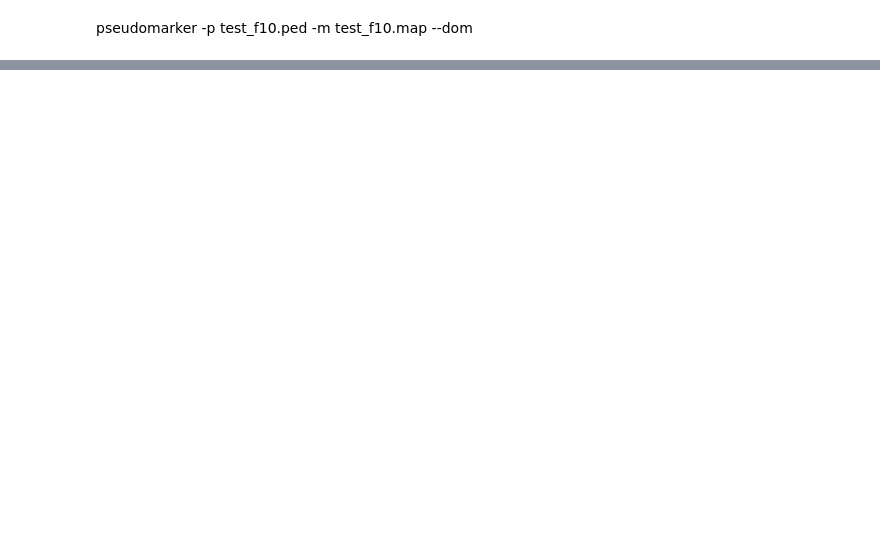
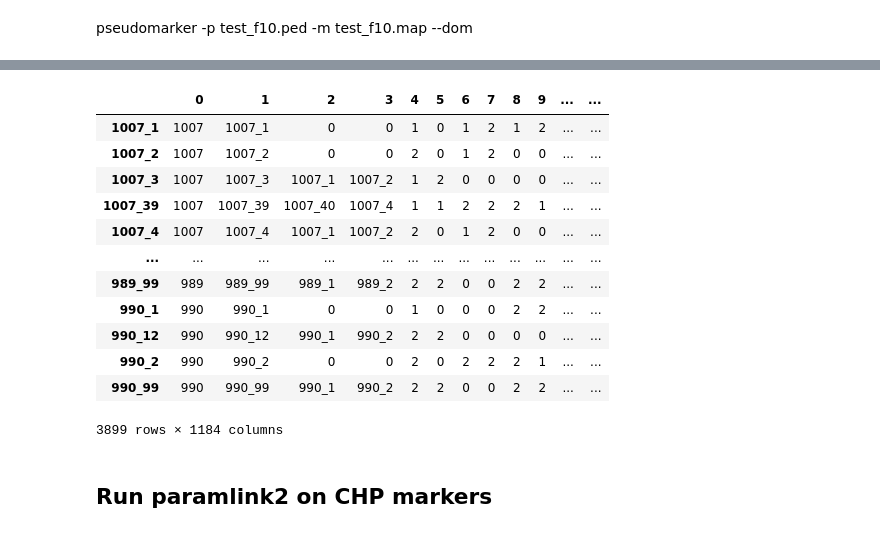
Before and after one commit to gaow/SEQLinkage, a Jupyter notebook: nbs/linkage_analysis.ipynb, the cells around one changed output, grey strips where cells are left out. Cells and saved outputs as stored; diff of their text form; code cells hidden in the pictures; blank space fills up the shorter version.

Commit message:
add CHP marker

```diff
--- a/nbs/linkage_analysis.ipynb
+++ b/nbs/linkage_analysis.ipynb
@@ -535,0 +576,2 @@ pseudomarker -p test_f10.ped -m test_f10.map --dom
+# %%
+cped = pd.read_csv('../data/wg20220316/chr22test/MERLIN/chr22test.chr22.ped',sep='\t',header=None)
@@ -535,0 +609,6 @@ pseudomarker -p test_f10.ped -m test_f10.map --dom
+# %%
+cped[5]=cped[5].replace(-9,0)
+# %%
+cped.index = list(cped[1])
+# %%
+cped=cped.sort_index()
@@ -535,0 +621,18 @@ pseudomarker -p test_f10.ped -m test_f10.map --dom
+# %%
+cped
+# %% [output]
+|  | 0 | 1 | 2 | 3 | 4 | 5 | 6 | 7 | 8 | 9 | ... | ... |
+| 1007_1 | 1007 | 1007_1 | 0 | 0 | 1 | 0 | 1 | 2 | 1 | 2 | ... | ... |
+| 1007_2 | 1007 | 1007_2 | 0 | 0 | 2 | 0 | 1 | 2 | 0 | 0 | ... | ... |
+| 1007_3 | 1007 | 1007_3 | 1007_1 | 1007_2 | 1 | 2 | 0 | 0 | 0 | 0 | ... | ... |
+| 1007_39 | 1007 | 1007_39 | 1007_40 | 1007_4 | 1 | 1 | 2 | 2 | 2 | 1 | ... | ... |
+| 1007_4 | 1007 | 1007_4 | 1007_1 | 1007_2 | 2 | 0 | 1 | 2 | 0 | 0 | ... | ... |
+| ... | ... | ... | ... | ... | ... | ... | ... | ... | ... | ... | ... | ... |
+| 989_99 | 989 | 989_99 | 989_1 | 989_2 | 2 | 2 | 0 | 0 | 2 | 2 | ... | ... |
+| 990_1 | 990 | 990_1 | 0 | 0 | 1 | 0 | 0 | 0 | 2 | 2 | ... | ... |
+| 990_12 | 990 | 990_12 | 990_1 | 990_2 | 2 | 2 | 0 | 0 | 0 | 0 | ... | ... |
+| 990_2 | 990 | 990_2 | 0 | 0 | 2 | 0 | 2 | 2 | 2 | 1 | ... | ... |
+| 990_99 | 990 | 990_99 | 990_1 | 990_2 | 2 | 2 | 0 | 0 | 2 | 2 | ... | ... |
+3899 rows × 1184 columns
+# %% [markdown]
+## Run paramlink2 on CHP markers
```
Also changed, not shown: parts of 29 cells of this notebook, 1 other file.
